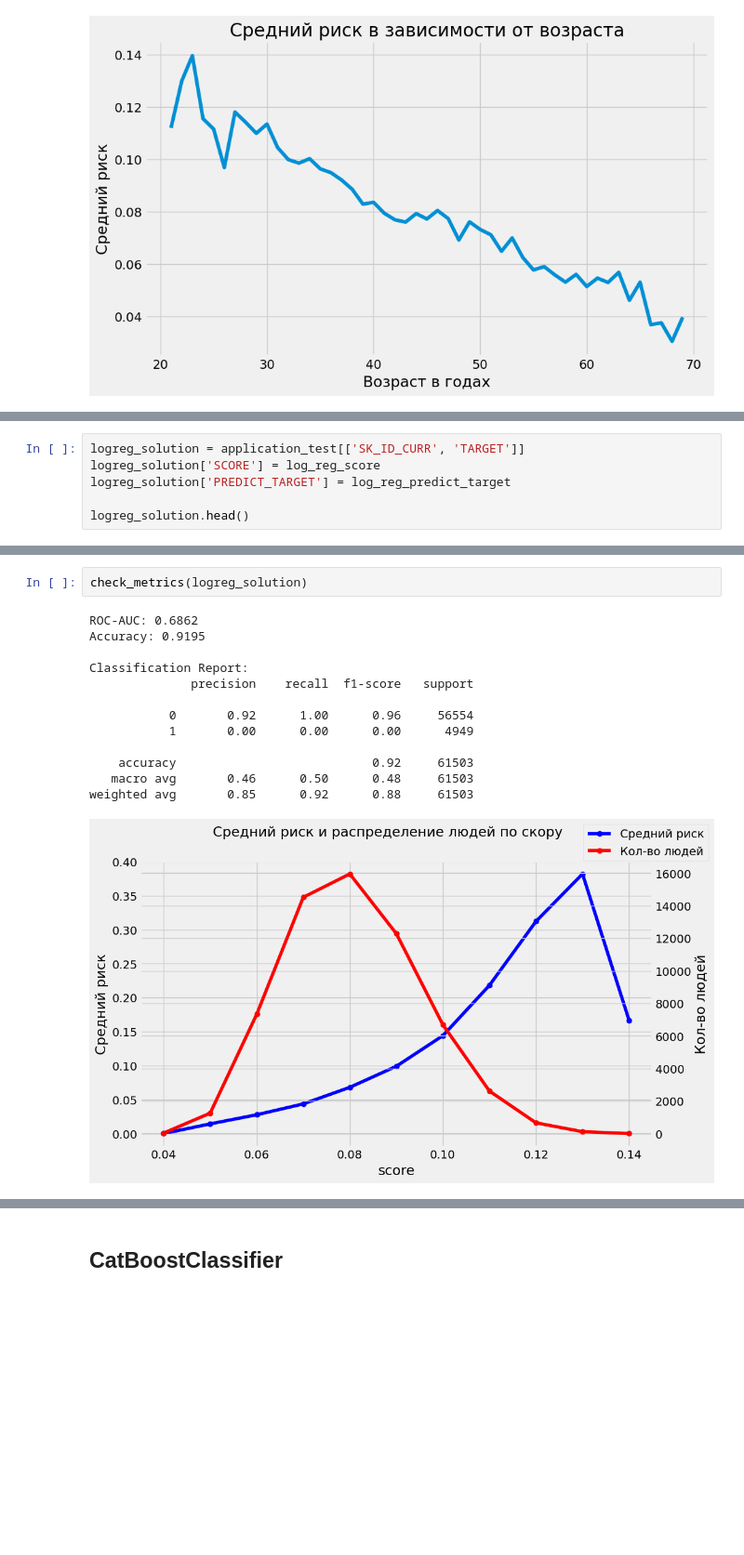
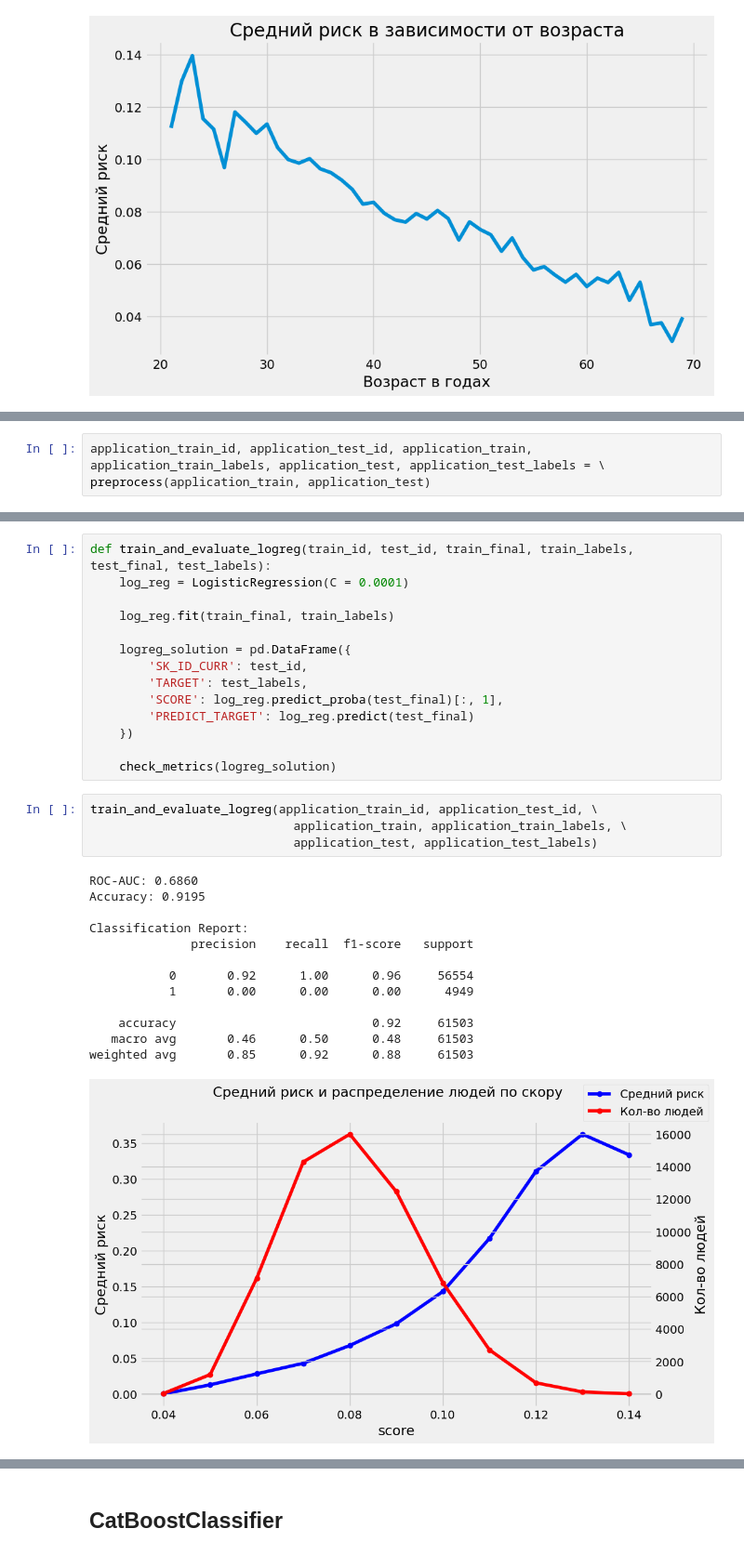
Before and after one commit to tsar1in/Scoring, a Jupyter notebook: Scoring.ipynb, the cells around one changed output, grey strips where cells are left out. Shown at 93% size. Drawn from its saved outputs; the diff is of its cells as text; blank space fills up the shorter version.

```diff
--- a/Scoring.ipynb
+++ b/Scoring.ipynb
@@ -307,0 +370,3 @@ print('Размер тестовой выборки: ', test_final.shape)
+# %%
+application_train_id, application_test_id, application_train, application_train_labels, application_test, application_test_labels = \
+preprocess(application_train, application_test)
@@ -318,6 +377,0 @@ log_reg_predict_target = log_reg.predict(test_final)
-# %%
-logreg_solution = application_test[['SK_ID_CURR', 'TARGET']]
-logreg_solution['SCORE'] = log_reg_score
-logreg_solution['PREDICT_TARGET'] = log_reg_predict_target
-
-logreg_solution.head()
@@ -367,17 +378,33 @@ def check_metrics(results_df):
-# %%
-check_metrics(logreg_solution)
-# %% [output]
-ROC-AUC: 0.6862
-Accuracy: 0.9195
-
-Classification Report:
-              precision    recall  f1-score   support
-
-           0       0.92      1.00      0.96     56554
-           1       0.00      0.00      0.00      4949
-
-    accuracy                           0.92     61503
-   macro avg       0.46      0.50      0.48     61503
-weighted avg       0.85      0.92      0.88     61503
-[figure, removed]
+# %%
+def train_and_evaluate_logreg(train_id, test_id, train_final, train_labels, test_final, test_labels):
+    log_reg = LogisticRegression(C = 0.0001)
+
+    log_reg.fit(train_final, train_labels)
+
+    logreg_solution = pd.DataFrame({
+        'SK_ID_CURR': test_id,
+        'TARGET': test_labels,
+        'SCORE': log_reg.predict_proba(test_final)[:, 1],
+        'PREDICT_TARGET': log_reg.predict(test_final)
+    })
+
+    check_metrics(logreg_solution)
+# %%
+train_and_evaluate_logreg(application_train_id, application_test_id, \
+                            application_train, application_train_labels, \
+                            application_test, application_test_labels)
+# %% [output]
+ROC-AUC: 0.6860
+Accuracy: 0.9195
+
+Classification Report:
+              precision    recall  f1-score   support
+
+           0       0.92      1.00      0.96     56554
+           1       0.00      0.00      0.00      4949
+
+    accuracy                           0.92     61503
+   macro avg       0.46      0.50      0.48     61503
+weighted avg       0.85      0.92      0.88     61503
+[figure, added]
 # %% [markdown]
```
Also changed, not shown: parts of 53 cells of this notebook.
